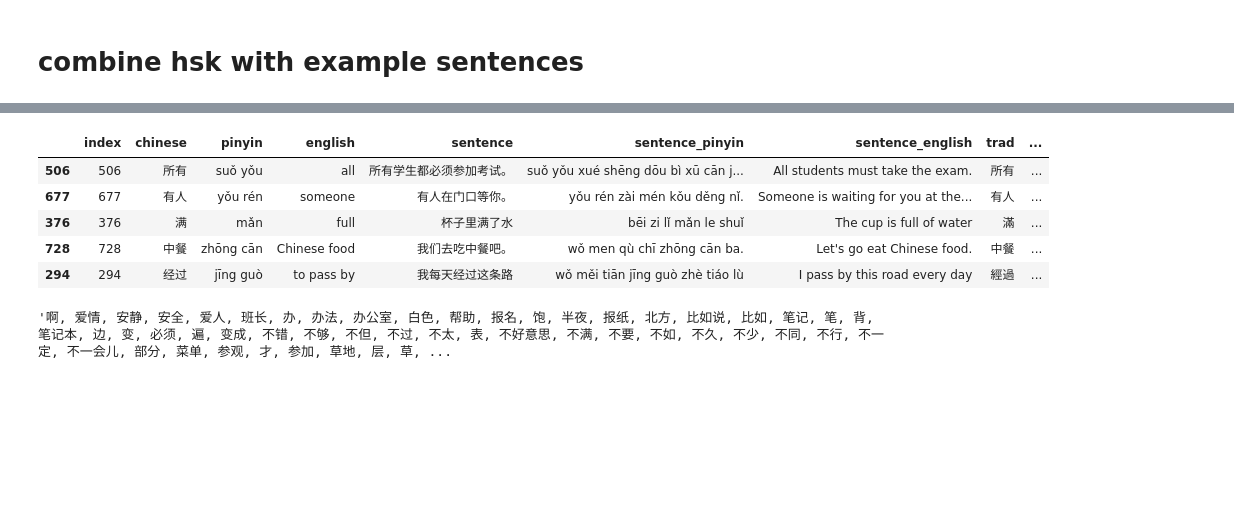
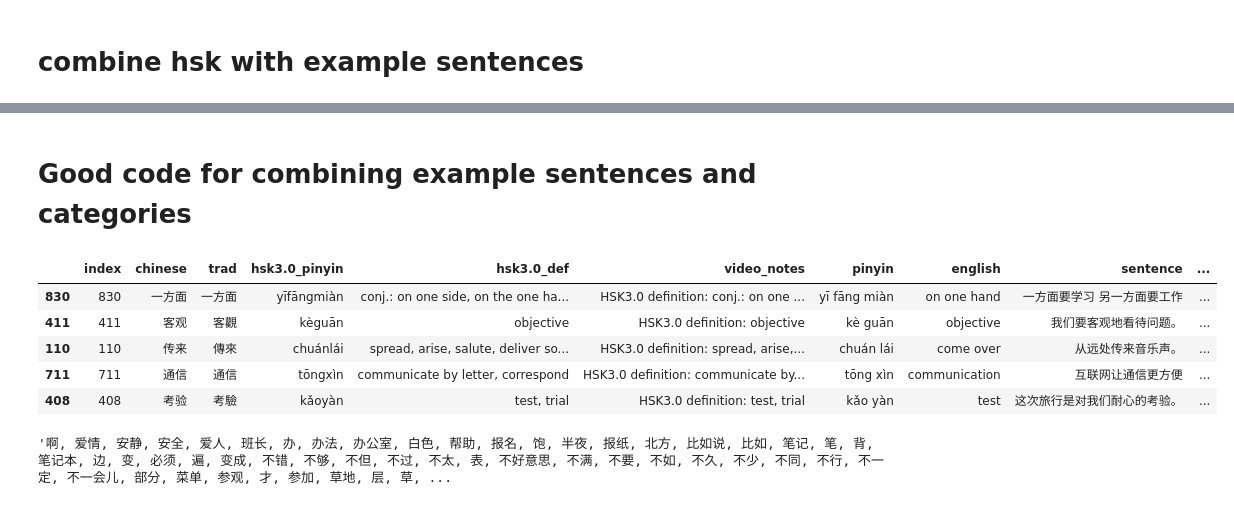
Before and after one commit to srcole/my_mandarin_database, a Jupyter notebook: sandbox.ipynb, the cells around one changed output, grey strips where cells are left out. Cells and saved outputs as stored; diff of their text form; code cells hidden in the pictures; blank space fills up the shorter version.

Commit message:
hsk3 video

```diff
--- a/sandbox.ipynb
+++ b/sandbox.ipynb
@@ -62,18 +92,26 @@ while (77*i) < len(df):
+# %% [markdown]
+# Good code for combining example sentences and categories
 # %%
 # Enhance sentences with hsk3.0 info for final file
-df_hsk = pd.read_csv('static/hsk/HSK 2.tsv', delimiter='\t', header=None).rename(columns={0:'trad', 1:'chinese', 2:'hsk3.0_pinyin', 3: 'hsk3.0_def'})
+df_hsk = pd.read_csv('static/hsk/HSK 3.tsv', delimiter='\t', header=None).rename(columns={0:'trad', 1:'chinese', 2:'hsk3.0_pinyin', 3: 'hsk3.0_def'})
 df_hsk['video_notes'] = df_hsk['hsk3.0_def'].apply(lambda x: f"HSK3.0 definition: {x}")
-dfsent = pd.read_csv('static/hsk/HSK2_sent_raw.csv')
-dfsent = dfsent.merge(df_hsk[['chinese', 'trad', 'hsk3.0_pinyin', 'hsk3.0_def', 'video_notes']], on='chinese')
-dfsent =dfsent.reset_index()
-# dfsent = dfsent.drop(['Unnamed: 0'], axis=1)
-dfsent.to_csv('static/hsk/HSK2_sent.csv')
-dfsent.sample(5)
+df_hsk =df_hsk.reset_index()
+df_hsk.to_csv('static/hsk/HSK3_present.csv')
+
+dfsent = pd.read_csv('static/hsk/HSK3_sent_raw.csv')
+dfsent = df_hsk[['index', 'chinese', 'trad', 'hsk3.0_pinyin', 'hsk3.0_def', 'video_notes']].merge(dfsent, on='chinese')
+dfsent.to_csv('static/hsk/HSK3_sent_nocat.csv', index=False)
+
+df_cat = pd.read_csv('static/hsk/HSK3_cat_raw.csv', index_col=False)
+df_sent_cat = dfsent.merge(df_cat, on='chinese', how='left')
+assert df_sent_cat['category'].isna().sum() == 0
+df_sent_cat.to_csv('static/hsk/HSK3_sent_cat.csv', index=False)
+df_sent_cat.sample(5)
 # %% [output]
-|  | index | chinese | pinyin | english | sentence | sentence_pinyin | sentence_english | trad | ... |
-| 506 | 506 | 所有 | suǒ yǒu | all | 所有学生都必须参加考试。 | suǒ yǒu xué shēng dōu bì xū cān j... | All students must take the exam. | 所有 | ... |
-| 677 | 677 | 有人 | yǒu rén | someone | 有人在门口等你。 | yǒu rén zài mén kǒu děng nǐ. | Someone is waiting for you at the... | 有人 | ... |
-| 376 | 376 | 满 | mǎn | full | 杯子里满了水 | bēi zi lǐ mǎn le shuǐ | The cup is full of water | 滿 | ... |
-| 728 | 728 | 中餐 | zhōng cān | Chinese food | 我们去吃中餐吧。 | wǒ men qù chī zhōng cān ba. | Let's go eat Chinese food. | 中餐 | ... |
-| 294 | 294 | 经过 | jīng guò | to pass by | 我每天经过这条路 | wǒ měi tiān jīng guò zhè tiáo lù | I pass by this road every day | 經過 | ... |
+|  | index | chinese | trad | hsk3.0_pinyin | hsk3.0_def | video_notes | pinyin | english | sentence | ... |
+| 830 | 830 | 一方面 | 一方面 | yīfāngmiàn | conj.: on one side, on the one ha... | HSK3.0 definition: conj.: on one ... | yī fāng miàn | on one hand | 一方面要学习 另一方面要工作 | ... |
+| 411 | 411 | 客观 | 客觀 | kèguān | objective | HSK3.0 definition: objective | kè guān | objective | 我们要客观地看待问题。 | ... |
+| 110 | 110 | 传来 | 傳來 | chuánlái | spread, arise, salute, deliver so... | HSK3.0 definition: spread, arise,... | chuán lái | come over | 从远处传来音乐声。 | ... |
+| 711 | 711 | 通信 | 通信 | tōngxìn | communicate by letter, correspond | HSK3.0 definition: communicate by... | tōng xìn | communication | 互联网让通信更方便 | ... |
+| 408 | 408 | 考验 | 考驗 | kǎoyàn | test, trial | HSK3.0 definition: test, trial | kǎo yàn | test | 这次旅行是对我们耐心的考验。 | ... |
 # %%
```
Also changed, not shown: parts of 4 cells of this notebook, 5 other files.
